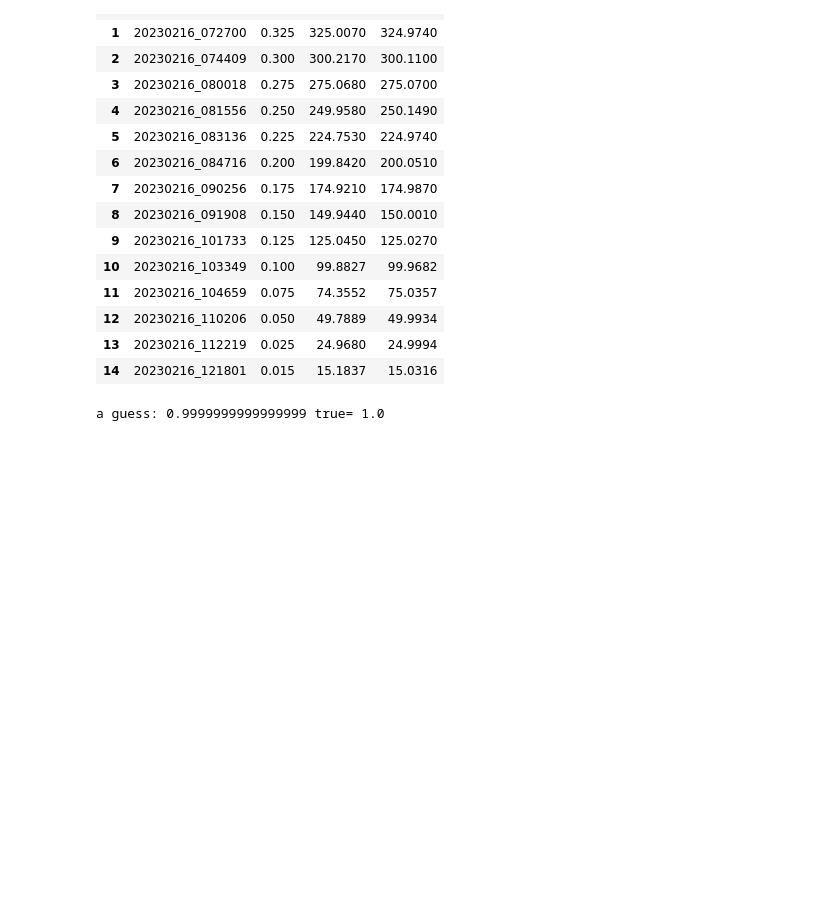
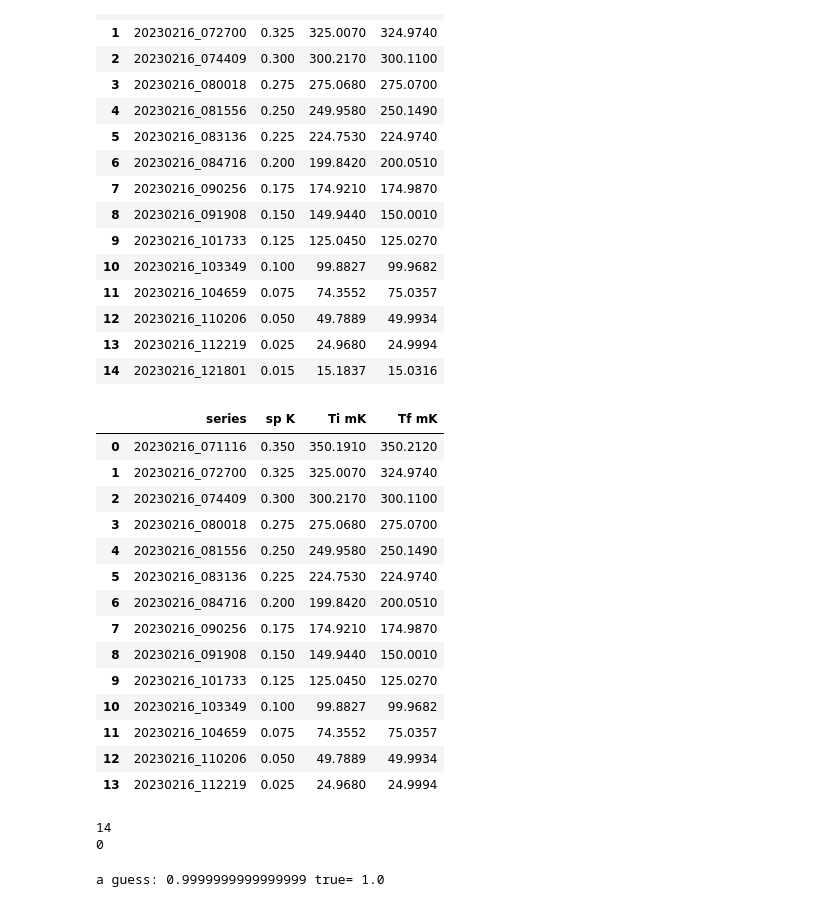
Before and after one commit to nkurinsky/NEXUS_RF, a Jupyter notebook: AnalysisNotebooks/LED Pulse Lifetimes by Temperature.ipynb, the cells around one changed output. Saved outputs shown, nothing was run; the diff lists cells and outputs as text; code cells hidden in the pictures; blank space fills up the shorter version.

```diff
--- a/AnalysisNotebooks/LED Pulse Lifetimes by Temperature.ipynb
+++ b/AnalysisNotebooks/LED Pulse Lifetimes by Temperature.ipynb
@@ -82,6 +82,33 @@ data_idx #= data_idx.loc[12:]
 | 12 | 20230216_110206 | 0.050 | 49.7889 | 49.9934 |
 | 13 | 20230216_112219 | 0.025 | 24.9680 | 24.9994 |
 | 14 | 20230216_121801 | 0.015 | 15.1837 | 15.0316 |
+# %%
+# data_idx = data_idx.loc[data_idx["sp K"] < 0.201]
+data_idx = data_idx.loc[data_idx["sp K"] > 0.016]
+N_temps  = len(data_idx["sp K"])
+data_idx
+# %% [output]
+|  | series | sp K | Ti mK | Tf mK |
+| 0 | 20230216_071116 | 0.350 | 350.1910 | 350.2120 |
+| 1 | 20230216_072700 | 0.325 | 325.0070 | 324.9740 |
+| 2 | 20230216_074409 | 0.300 | 300.2170 | 300.1100 |
+| 3 | 20230216_080018 | 0.275 | 275.0680 | 275.0700 |
+| 4 | 20230216_081556 | 0.250 | 249.9580 | 250.1490 |
+| 5 | 20230216_083136 | 0.225 | 224.7530 | 224.9740 |
+| 6 | 20230216_084716 | 0.200 | 199.8420 | 200.0510 |
+| 7 | 20230216_090256 | 0.175 | 174.9210 | 174.9870 |
+| 8 | 20230216_091908 | 0.150 | 149.9440 | 150.0010 |
+| 9 | 20230216_101733 | 0.125 | 125.0450 | 125.0270 |
+| 10 | 20230216_103349 | 0.100 | 99.8827 | 99.9682 |
+| 11 | 20230216_104659 | 0.075 | 74.3552 | 75.0357 |
+| 12 | 20230216_110206 | 0.050 | 49.7889 | 49.9934 |
+| 13 | 20230216_112219 | 0.025 | 24.9680 | 24.9994 |
+# %%
+print(N_temps)
+print(data_idx.index[0])
+# %% [output]
+14
+0
 # %%
 t0 = 4.98 # 5.0
 def exp_fit(t,A,tau):
```
Also changed, not shown: parts of 4 cells of this notebook.
